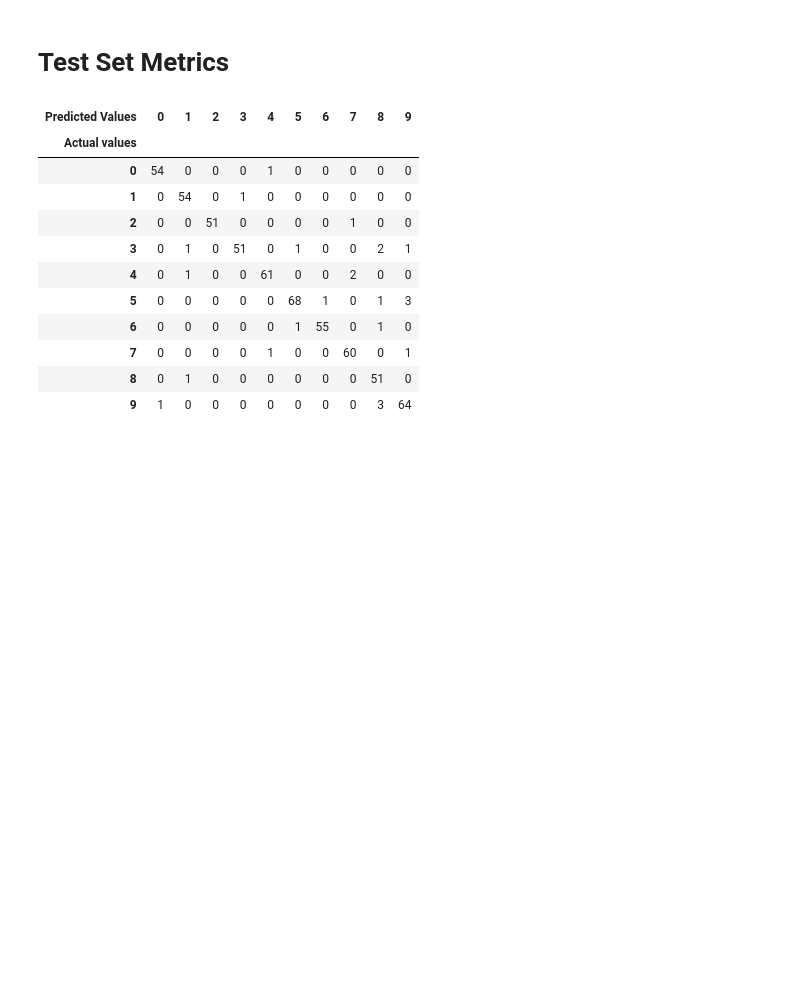
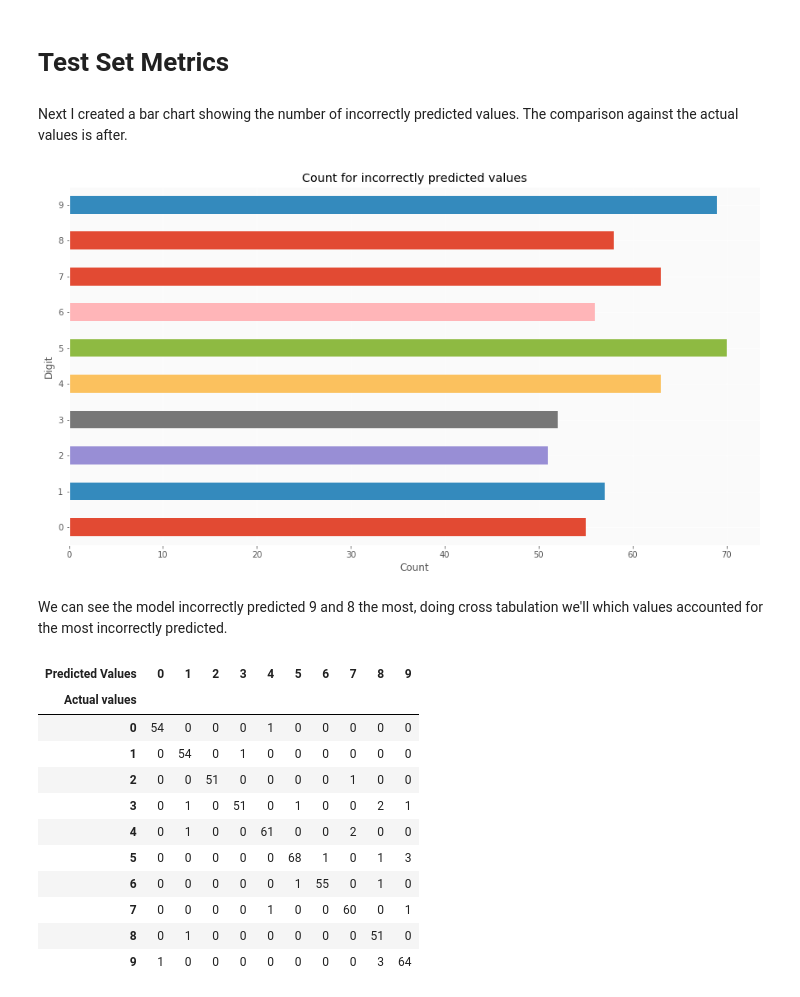
Before and after one commit to raviolli77/deep_learning_notes, a Jupyter notebook: mnist_practice.ipynb, the cells around one changed output. Drawn from its saved outputs; the diff is of its cells as text; code cells hidden in the pictures; blank space fills up the shorter version.

```diff
--- a/mnist_practice.ipynb
+++ b/mnist_practice.ipynb
@@ -121,6 +172,22 @@ Accuracy:  0.956 (+/-  0.012)
 # Test Set Metrics
 # %%
 predictions = fit.predict(test_set)
+# %% [markdown]
+Next I created a bar chart showing the number of incorrectly predicted values. The comparison against the actual values is after.
+# %%
+f, ax = plt.subplots(figsize=(15, 8))
+
+ax.set_facecolor('#fafafa')
+
+pd.Series(predictions).value_counts().reindex(list(range(0, 10))).plot.barh()
+plt.title('Count for incorrectly predicted values')
+plt.xlabel('Count')
+plt.ylabel('Digit')
+plt.show()
+# %% [output]
+[figure, added]
+# %% [markdown]
+We can see the model incorrectly predicted 9 and 8 the most, doing cross tabulation we'll which values accounted for the most incorrectly predicted.
 # %%
 pd.crosstab(index = test_class_set,
             columns = predictions,
```
Also changed, not shown: parts of 22 cells of this notebook.
